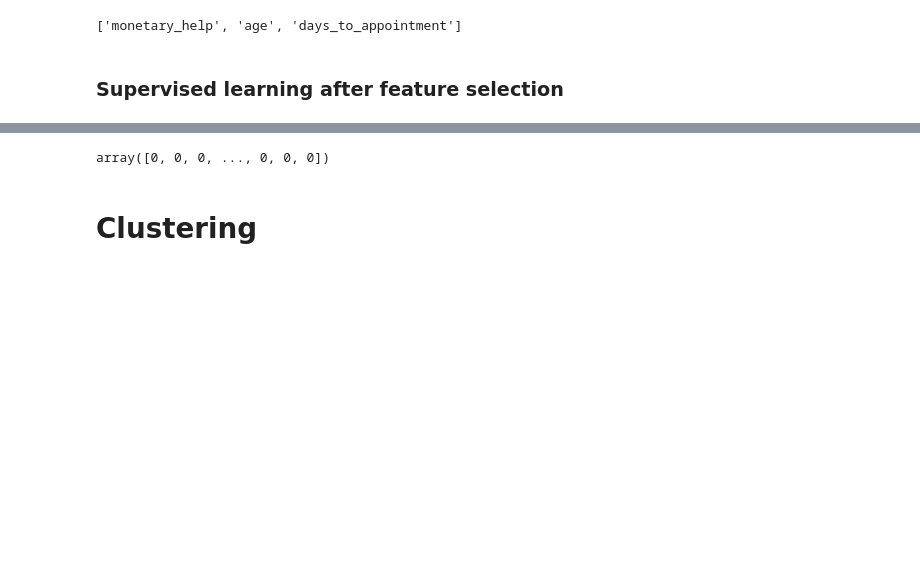
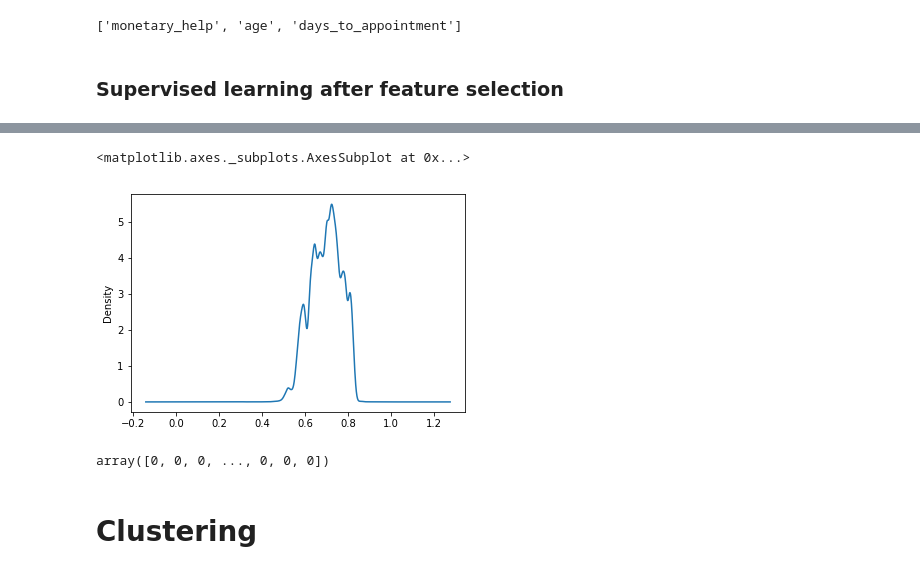
Before and after one commit to edvalente/mlnd-capstone-project, a Jupyter notebook: notebooks/capstone-scrapbook.ipynb, the cells around one changed output, grey strips where cells are left out. Saved outputs shown, nothing was run; the diff lists cells and outputs as text; code cells hidden in the pictures; blank space fills up the shorter version.

```diff
--- a/notebooks/capstone-scrapbook.ipynb
+++ b/notebooks/capstone-scrapbook.ipynb
@@ -423,3 +454,8 @@ print(confusion_matrix(minimal_train_test_data['y_test'], preds))
+# %%
+pd.Series(probs_all).plot.kde()
+# %% [output]
+<matplotlib.axes._subplots.AxesSubplot at 0x...>
+[figure, added]
 # %%
 np.array(zero_sample.loc[:, 'show_up'])
 # %% [output]
```
Also changed, not shown: parts of 11 cells of this notebook, 3 other files.
